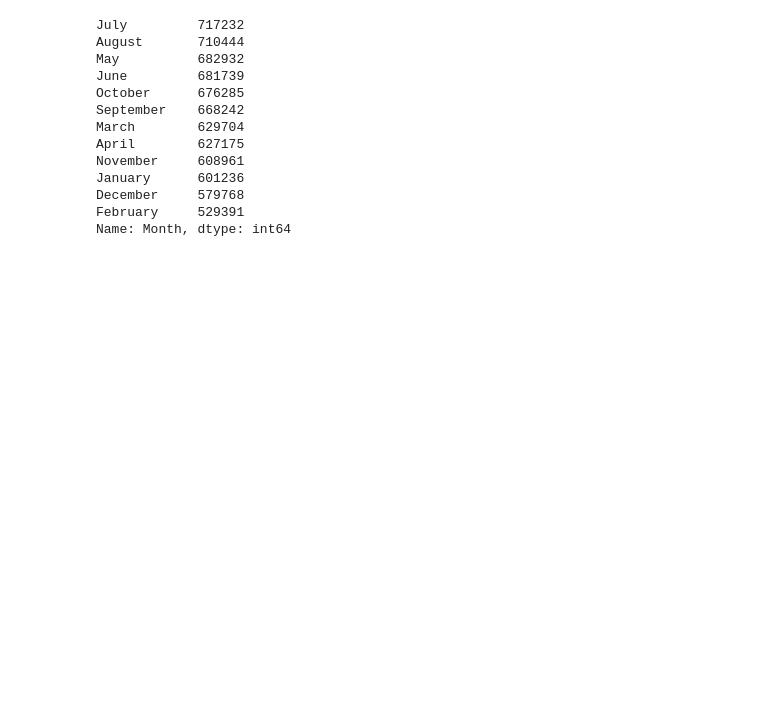
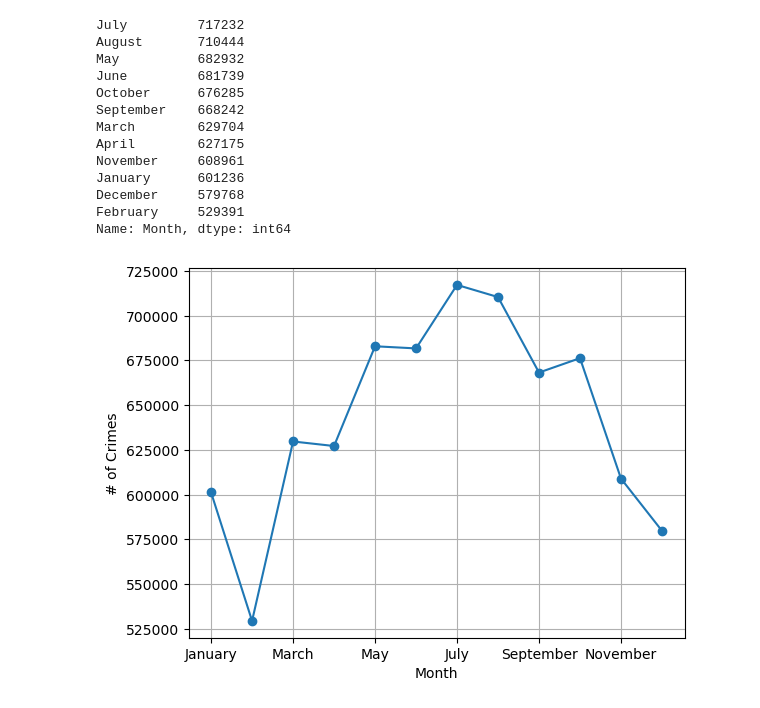
Before and after one commit to EhLeeOod/proj-3-part-1, a Jupyter notebook: core-proj-3-part-1.ipynb, the cells around one changed output. Drawn from its saved outputs; the diff is of its cells as text; code cells hidden in the pictures; blank space fills up the shorter version.

```diff
--- a/core-proj-3-part-1.ipynb
+++ b/core-proj-3-part-1.ipynb
@@ -214,3 +261,18 @@ January      601236
 December     579768
 February     529391
 Name: Month, dtype: int64
+# %%
+# view individual crimes per month to see if it follows overall monthly pattern
+
+## save month counts
+month_counts = df_new['Month'].value_counts()[month_lookup.values()]
+
+
+# plot crimes per month
+
+# how do I conver this to specific crimes per month?
+ax = month_counts.plot(style='o-',grid=True,
+                       ylabel='# of Crimes',
+                       xlabel='Month');
+# %% [output]
+[figure, added]
```
Also changed, not shown: parts of 18 cells of this notebook.
